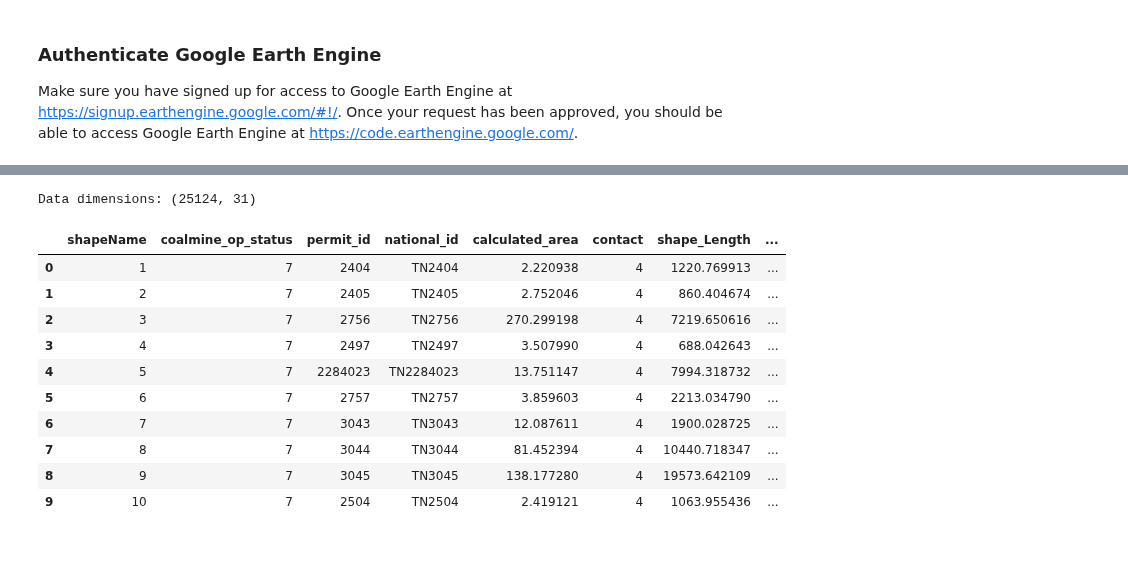
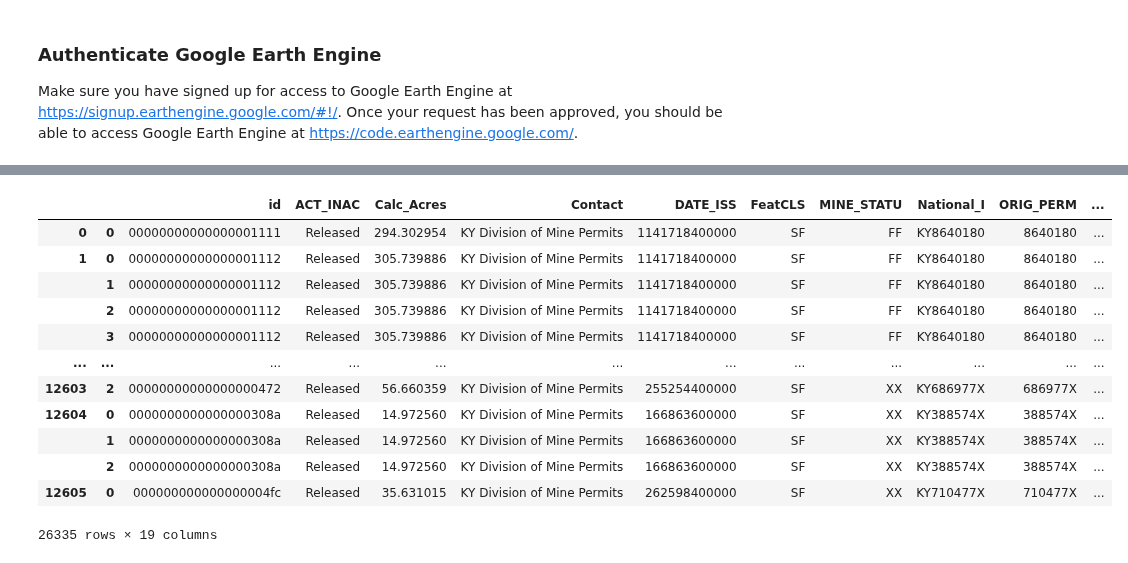
Before and after one commit to KendallScott/Capstone, a Jupyter notebook: Data_Cleanup.ipynb, the cells around one changed output, grey strips where cells are left out. Saved outputs shown, nothing was run; the diff lists cells and outputs as text; code cells hidden in the pictures.

```diff
--- a/Data_Cleanup.ipynb
+++ b/Data_Cleanup.ipynb
@@ -148,7 +136,0 @@ mines.head(10)
-# %%
-
-# Read data using GeoPandas
-print("Data dimensions: {}".format(mines.shape))
-mines = mines.head(10)
-# %% [output]
-Data dimensions: (25124, 31)
@@ -182,14 +136,0 @@ mines = mines.rename(columns={'OBJECTID': 'shapeName'})
-# %%
-mines
-# %% [output]
-|  | shapeName | coalmine_op_status | permit_id | national_id | calculated_area | contact | shape_Length | ... |
-| 0 | 1 | 7 | 2404 | TN2404 | 2.220938 | 4 | 1220.769913 | ... |
-| 1 | 2 | 7 | 2405 | TN2405 | 2.752046 | 4 | 860.404674 | ... |
-| 2 | 3 | 7 | 2756 | TN2756 | 270.299198 | 4 | 7219.650616 | ... |
-| 3 | 4 | 7 | 2497 | TN2497 | 3.507990 | 4 | 688.042643 | ... |
-| 4 | 5 | 7 | 2284023 | TN2284023 | 13.751147 | 4 | 7994.318732 | ... |
-| 5 | 6 | 7 | 2757 | TN2757 | 3.859603 | 4 | 2213.034790 | ... |
-| 6 | 7 | 7 | 3043 | TN3043 | 12.087611 | 4 | 1900.028725 | ... |
-| 7 | 8 | 7 | 3044 | TN3044 | 81.452394 | 4 | 10440.718347 | ... |
-| 8 | 9 | 7 | 3045 | TN3045 | 138.177280 | 4 | 19573.642109 | ... |
-| 9 | 10 | 7 | 2504 | TN2504 | 2.419121 | 4 | 1063.955436 | ... |
@@ -196,3 +142,20 @@ mines
+# %%
+mines_exploded= mines.explode()
+mines_exploded
+# %% [output]
+|  |  | id | ACT_INAC | Calc_Acres | Contact | DATE_ISS | FeatCLS | MINE_STATU | National_I | ORIG_PERM | ... |
+| 0 | 0 | 00000000000000001111 | Released | 294.302954 | KY Division of Mine Permits | 1141718400000 | SF | FF | KY8640180 | 8640180 | ... |
+| 1 | 0 | 00000000000000001112 | Released | 305.739886 | KY Division of Mine Permits | 1141718400000 | SF | FF | KY8640180 | 8640180 | ... |
+|  | 1 | 00000000000000001112 | Released | 305.739886 | KY Division of Mine Permits | 1141718400000 | SF | FF | KY8640180 | 8640180 | ... |
+|  | 2 | 00000000000000001112 | Released | 305.739886 | KY Division of Mine Permits | 1141718400000 | SF | FF | KY8640180 | 8640180 | ... |
+|  | 3 | 00000000000000001112 | Released | 305.739886 | KY Division of Mine Permits | 1141718400000 | SF | FF | KY8640180 | 8640180 | ... |
+| ... | ... | ... | ... | ... | ... | ... | ... | ... | ... | ... | ... |
+| 12603 | 2 | 00000000000000000472 | Released | 56.660359 | KY Division of Mine Permits | 255254400000 | SF | XX | KY686977X | 686977X | ... |
+| 12604 | 0 | 0000000000000000308a | Released | 14.972560 | KY Division of Mine Permits | 166863600000 | SF | XX | KY388574X | 388574X | ... |
+|  | 1 | 0000000000000000308a | Released | 14.972560 | KY Division of Mine Permits | 166863600000 | SF | XX | KY388574X | 388574X | ... |
+|  | 2 | 0000000000000000308a | Released | 14.972560 | KY Division of Mine Permits | 166863600000 | SF | XX | KY388574X | 388574X | ... |
+| 12605 | 0 | 000000000000000004fc | Released | 35.631015 | KY Division of Mine Permits | 262598400000 | SF | XX | KY710477X | 710477X | ... |
+26335 rows × 19 columns
 # %%
 # Get the shape geometry for Tennesssee mines
 region = eec.gdfToFc(mines)
```
Also changed, not shown: parts of 23 cells of this notebook.
